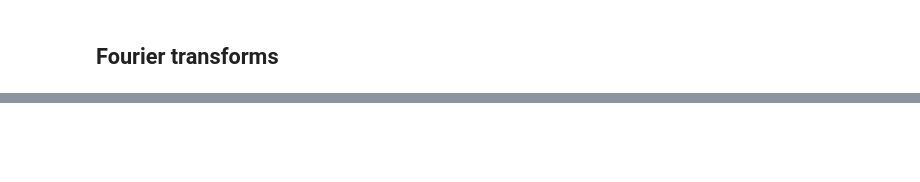
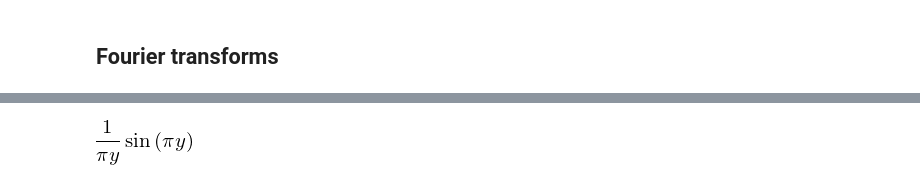
Before and after one commit to nicoguaro/AdvancedMath, a Jupyter notebook: Notebooks/Fourier_analysis.ipynb, the cells around one changed output, grey strips where cells are left out. Drawn from its saved outputs; the diff is of its cells as text; code cells hidden in the pictures; blank space fills up the shorter version.

```diff
--- a/Notebooks/Fourier_analysis.ipynb
+++ b/Notebooks/Fourier_analysis.ipynb
@@ -95,0 +122,8 @@ interact(fourier,
+# %%
+y = symbols("y", nonzero=True)
+FT = integrate(exp(-2*pi*I*x*y), (x, -S(1)/2, S(1)/2))
+# %%
+FT = simplify(FT.rewrite(sin))
+FT
+# %% [output]
+[figure, added]
```
Also changed, not shown: parts of 7 cells of this notebook, 2 other files.
